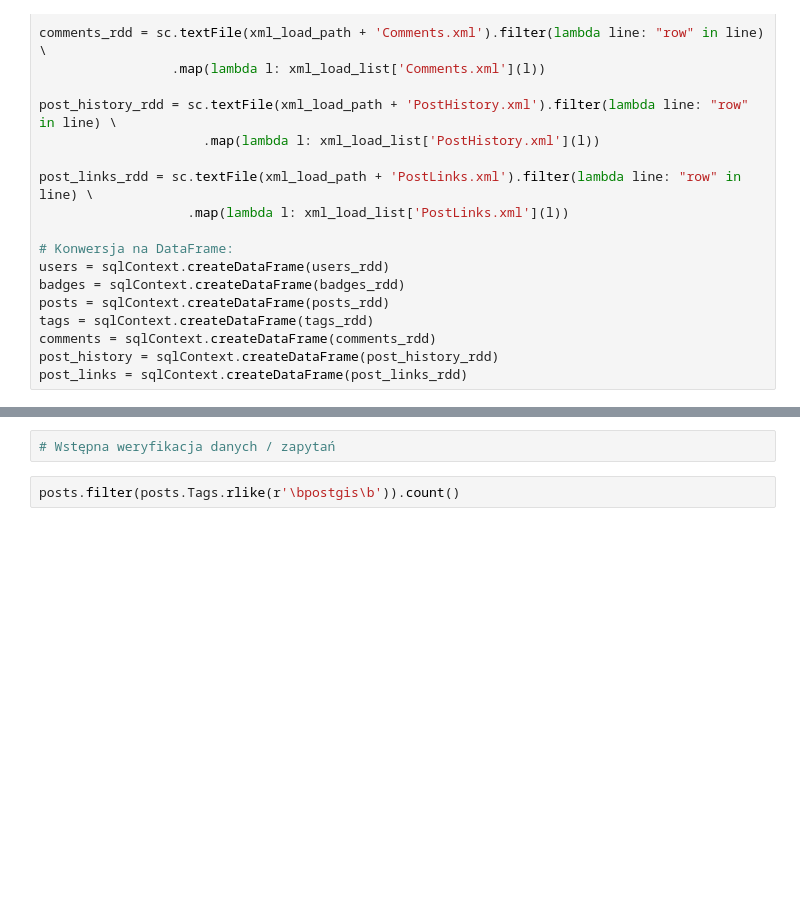
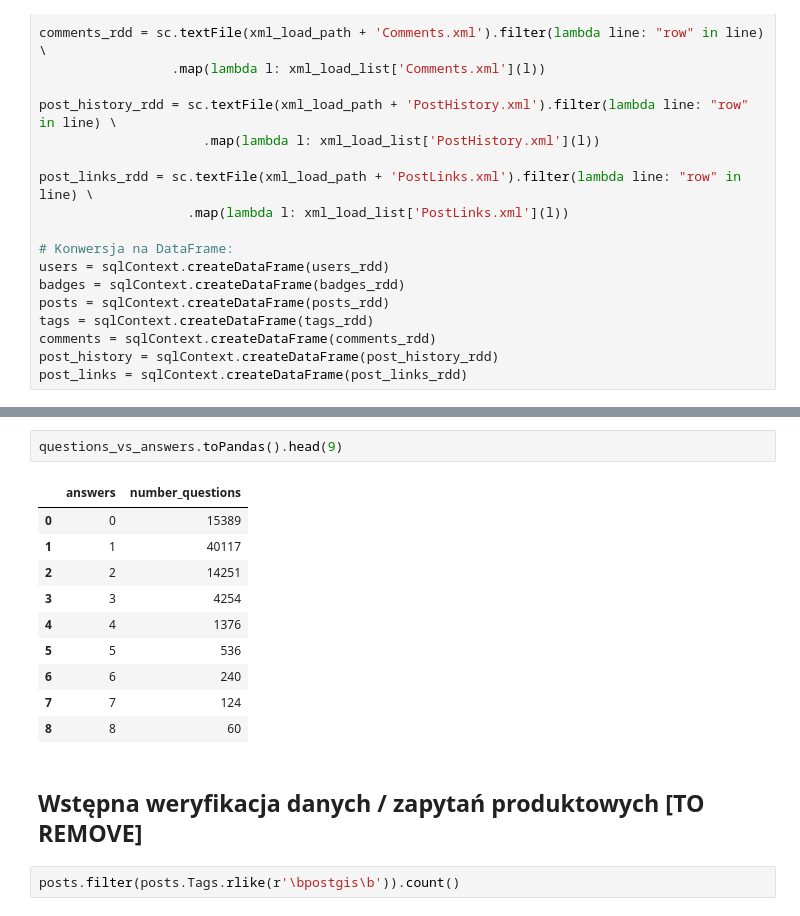
Before and after one commit to mbartosi/studia-bd, a Jupyter notebook: gis_stack_spark.ipynb, the cells around one changed output, grey strips where cells are left out. Saved outputs shown, nothing was run; the diff lists cells and outputs as text; blank space fills up the shorter version.

```diff
--- a/gis_stack_spark.ipynb
+++ b/gis_stack_spark.ipynb
@@ -262,8 +352,21 @@ show(plot)
 # %% [output]
 Loading BokehJS ...
 [interactive output not drawn]
-# %%
-# Wstępna weryfikacja danych / zapytań
+# %%
+questions_vs_answers.toPandas().head(9)
+# %% [output]
+|  | answers | number_questions |
+| 0 | 0 | 15389 |
+| 1 | 1 | 40117 |
+| 2 | 2 | 14251 |
+| 3 | 3 | 4254 |
+| 4 | 4 | 1376 |
+| 5 | 5 | 536 |
+| 6 | 6 | 240 |
+| 7 | 7 | 124 |
+| 8 | 8 | 60 |
+# %% [markdown]
+## Wstępna weryfikacja danych / zapytań produktowych [TO REMOVE]
 # %%
 posts.filter(posts.Tags.rlike(r'\bpostgis\b')).count()
 # %%
```
Also changed, not shown: parts of 86 cells of this notebook.
